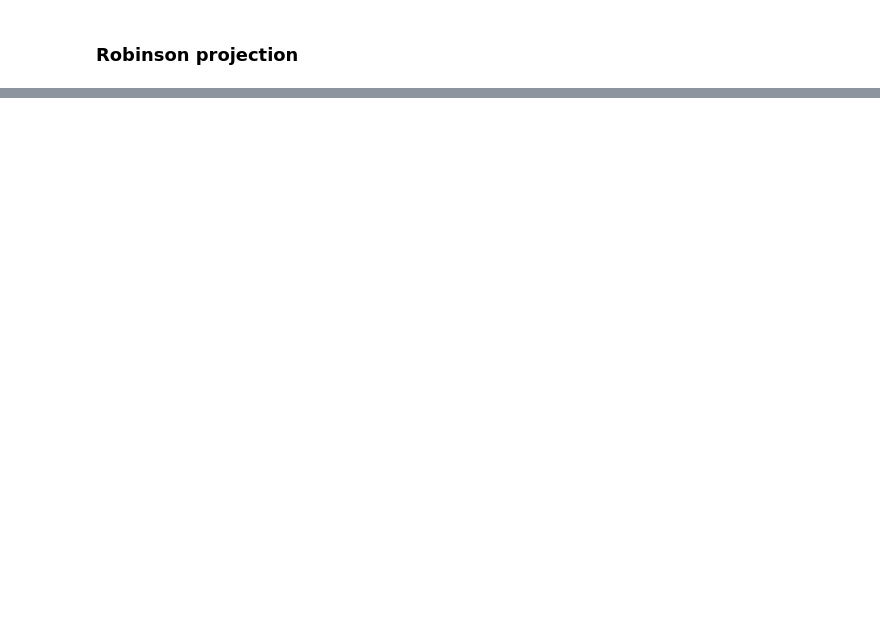
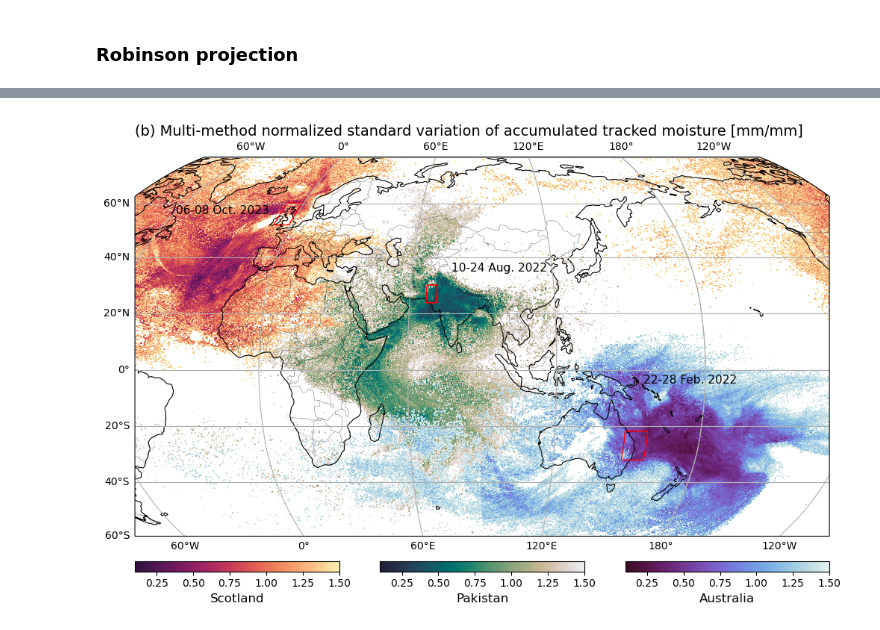
Before and after one commit to WAM2layers/Moisture_tracking_intercomparison, a Jupyter notebook: Global_map.ipynb, the cells around one changed output, grey strips where cells are left out. Saved outputs shown, nothing was run; the diff lists cells and outputs as text; code cells hidden in the pictures; blank space fills up the shorter version.

```diff
--- a/Global_map.ipynb
+++ b/Global_map.ipynb
@@ -43,3 +43,8 @@ sctm = sct.to_array(dim='mean').mean('mean')
 paks = pak.to_array(dim='std').std('std')
 auss = aus.to_array(dim='std').std('std')
 scts = sct.to_array(dim='std').std('std')
+
+# Normalized Standard variation
+pakn = paks/pakm
+ausn = auss/ausm
+sctn = scts/sctm
@@ -320,0 +167,57 @@ fig.colorbar(p3, ax=ax1, orientation='horizontal').set_label(label='Scotland\n 0
+# %%
+# Normalized Standard Deviation - without threshold
+prjr = ccrs.Robinson(central_longitude=90, globe=None)
+fig, ax = plt.subplots(figsize=(12,9), subplot_kw={'projection':prjr})
+pos = ax.get_position()
+ax.set_position([0.125, pos.y0+0.05, 0.775, pos.height])
+
+ax1 = fig.add_subplot(131)
+ax1.set_axis_off()
+ax2 = fig.add_subplot(132)
+ax2.set_axis_off()
+ax3 = fig.add_subplot(133)
+ax3.set_axis_off()
+
+ax.add_feature(cartopy.feature.COASTLINE, linewidth=0.8)
+ax.add_feature(cartopy.feature.BORDERS, linestyle='-', linewidth=.2)
+
+vmax = 1.5
+p1 = pakn.where(pakn<vmax).plot(ax=ax, vmin= 0.1, vmax=vmax,
+                                cmap = cm.rain_r,
+                                transform=prj,
+                                add_colorbar=False,
+                               )
+mask_pak.mask.plot.contour(ax=ax, colors='r', linewidths=0.4, transform=prj)
+
+p2 = ausn.where(ausn<vmax).plot(ax=ax, vmin= 0.1, vmax=vmax,
+                                cmap = cm.dense_r,
+                                transform=prj,
+                                add_colorbar=False,
+                               )
+mask_aus.mask.isel(time=0, drop=True).plot.contour(ax=ax, colors='r', linewidths=0.4, transform=prj)
+
+p3 = sctn.where(sctn<vmax).plot(ax=ax, vmin= 0.1, vmax=vmax,
+                                cmap = cm.matter_r,
+                                transform=prj,
+                                add_colorbar=False,
+                               )
+mask_sct.mask.isel(time=0, drop=True).plot.contour(ax=ax, colors='r', linewidths=0.4, transform=prj)
+
+# Pakistan
+ax.text(77,35, '10-24 Aug. 2022',fontsize=11, transform=prj)
+# Australia
+ax.text(155, -5, '22-28 Feb. 2022',fontsize=11, transform=prj)
+# Scotland
+ax.text(-59,56, '06-08 Oct. 2023',fontsize=11, transform=prj)
+
+ax.set_title("(b) Multi-method normalized standard variation of accumulated tracked moisture [mm/mm]", fontsize=14, loc="left")
+ax.set_extent([-50,230,-60,80], crs=prj)
+ax.gridlines(draw_labels=True)
+
+fig.colorbar(p1, ax=ax2, orientation='horizontal').set_label(label='Pakistan', size=12)
+fig.colorbar(p2, ax=ax3, orientation='horizontal').set_label(label='Australia', size=12)
+fig.colorbar(p3, ax=ax1, orientation='horizontal').set_label(label='Scotland', size=12)
+
+# fig.savefig('Figure3b_n.pdf', format='pdf')
+# %% [output]
+[figure, added]
```
Also changed, not shown: parts of 11 cells of this notebook.
